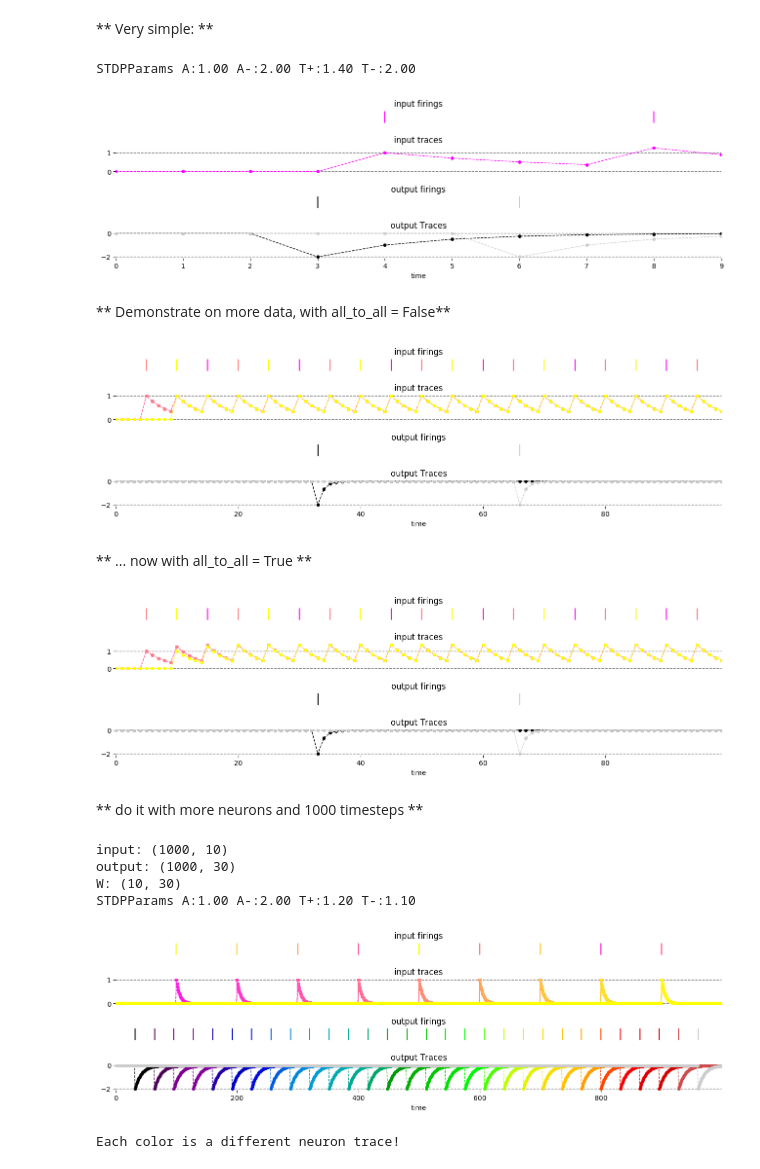
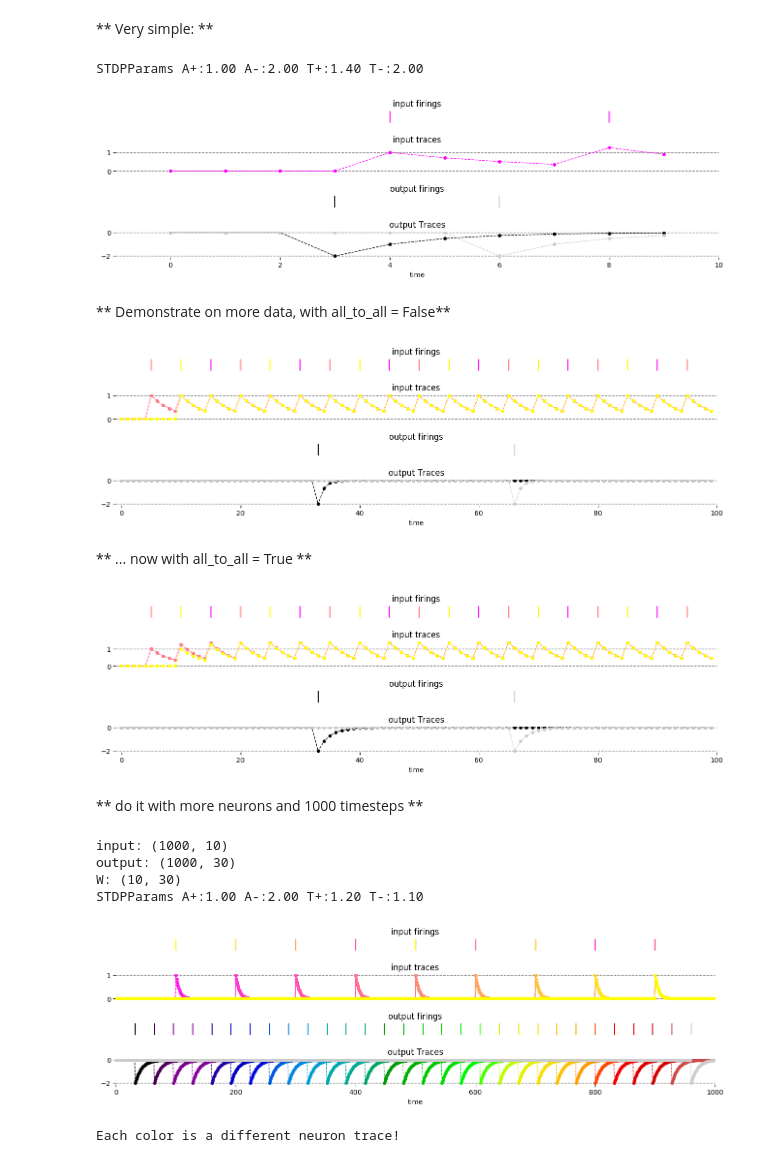
Before and after one commit to colinator/spikeflow, a Jupyter notebook: jupyter_examples/example_15_stdp_learning_rule.ipynb, the cells around one changed output. Saved outputs shown, nothing was run; the diff lists cells and outputs as text; code cells hidden in the pictures.

```diff
--- a/jupyter_examples/example_15_stdp_learning_rule.ipynb
+++ b/jupyter_examples/example_15_stdp_learning_rule.ipynb
@@ -66,7 +66,7 @@ def display_traces(input_firings, input_traces, output_firings, output_traces, d
     def show_firings(firings, subplotindex, title, colors):
         ax = fig.add_subplot(gs[subplotindex])
         ax.set_title(title)
-        ax.set_xlim(0, nt-1)
+        ax.set_xlim(-1, nt)
         plt.xticks([])
         plt.yticks([])
         plt.box(on=None)
@@ -77,7 +77,7 @@ def display_traces(input_firings, input_traces, output_firings, output_traces, d
     def show_traces(traces, subplotindex, title, colors, xticks=False):
         ax = fig.add_subplot(gs[subplotindex])
         ax.set_title(title)
-        ax.set_xlim(0, nt-1)
+        ax.set_xlim(-1, nt)
         ax.xaxis.grid(which="major", color='#ffffff', linestyle='--', linewidth=1)
         plt.box(on=None)
         if not xticks:
@@ -93,7 +93,12 @@ def display_traces(input_firings, input_traces, output_firings, output_traces, d
     def show_dw(dw, subplotindex, colors):
         ax = fig.add_subplot(gs[subplotindex])
         ax.set_title(r'$dW_j$')
-        plt.yticks([np.min(dw), 0, np.max(dw)])
+        ax.set_xlim(-(nt // 2) - 1, nt // 2 + 1)
+        miny = np.min(dw)
+        if miny < 0:
+            plt.yticks([miny, 0, np.max(dw)])
+        else:
+            plt.yticks([0, np.max(dw)])
         plt.box(on=None)
         ax.grid(True)
         plt.ylabel('dW')
@@ -151,8 +156,8 @@ results = stdp_tracer.test(W, firings_input, firings_output)
 
 display_traces(firings_input, results[0], firings_output, results[1])
 # %% [output]
-STDPParams A:1.00 A-:2.00 T+:1.40 T-:2.00
+STDPParams A+:1.00 A-:2.00 T+:1.40 T-:2.00
-[figure, old version]
+[figure, new version]
 # %% [markdown]
 ** Demonstrate on more data, with all_to_all = False**
 # %%
@@ -166,17 +171,17 @@ res = stdp_tracer.test(W, firings_input, firings_output)
 
 display_traces(firings_input, res[0], firings_output, res[1])
 # %% [output]
-[figure, old version]
+[figure, new version]
 # %% [markdown]
 ** ... now with all_to_all = True **
 # %%
-stdp_params = STDPParams(APlus=1.0, AMinus=2.0, TauPlus=1.3, TauMinus=3.0, all_to_all=True)
+stdp_params = STDPParams(APlus=1.0, AMinus=2.0, TauPlus=1.3, TauMinus=1.7, all_to_all=True)
 stdp_tracer = STDP_Tracer(stdp_params)
 res = stdp_tracer.test(W, firings_input, firings_output)
 
 display_traces(firings_input, res[0], firings_output, res[1])
 # %% [output]
-[figure, old version]
+[figure, new version]
 # %% [markdown]
 ** do it with more neurons and 1000 timesteps **
 # %%
@@ -201,7 +206,7 @@ print('Each color is a different neuron trace!')
 input: (1000, 10)
 output: (1000, 30)
 W: (10, 30)
-STDPParams A:1.00 A-:2.00 T+:1.20 T-:1.10
+STDPParams A+:1.00 A-:2.00 T+:1.20 T-:1.10
-[figure, old version]
+[figure, new version]
 Each color is a different neuron trace!
 # %% [markdown]
```
Also changed, not shown: parts of 7 cells of this notebook, 1 other file.
